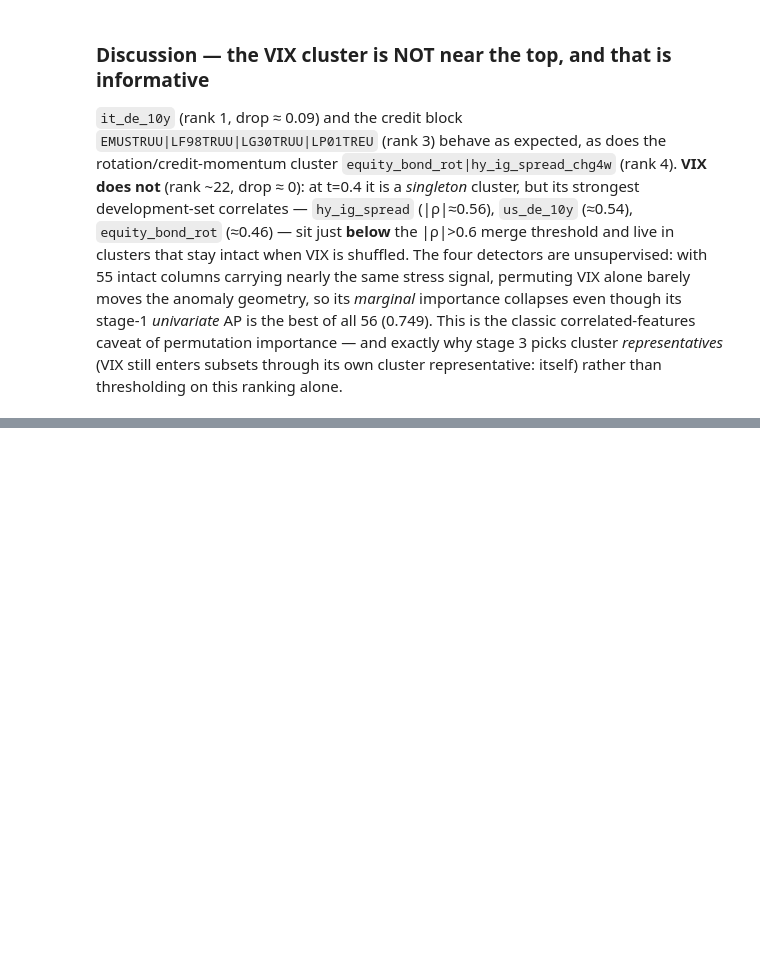
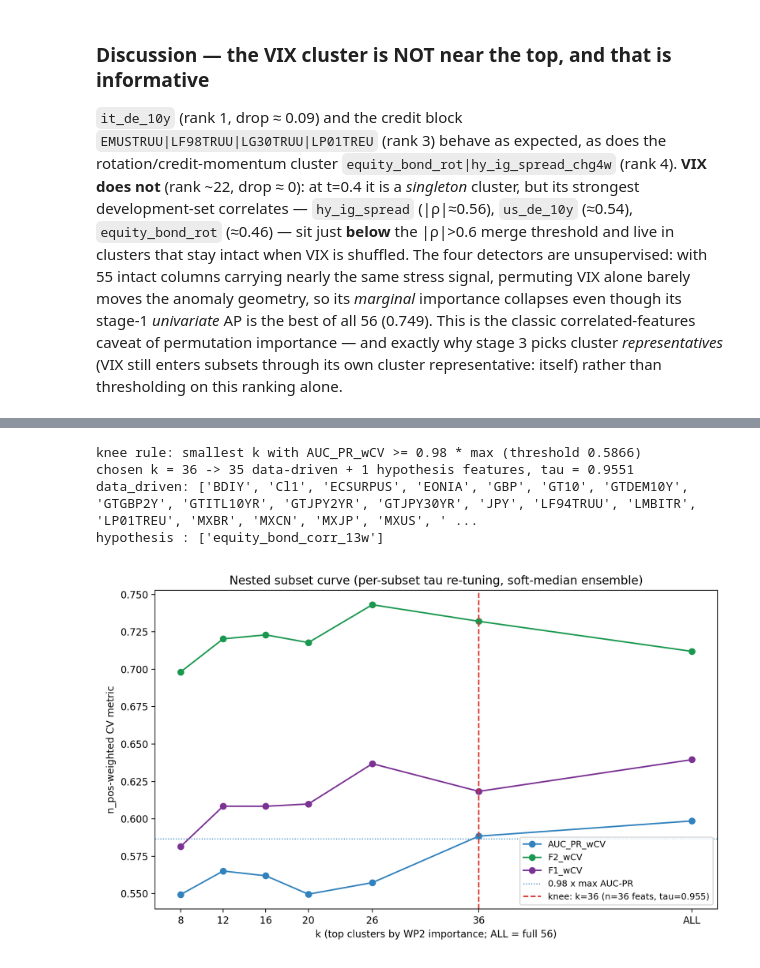
Before and after one commit to FrancescoImpenati/NewTechHackaton, a Jupyter notebook: notebooks/11_feature_selection.ipynb, the cells around one changed output, grey strips where cells are left out. Saved outputs shown, nothing was run; the diff lists cells and outputs as text; code cells hidden in the pictures; blank space fills up the shorter version.

```diff
--- a/notebooks/11_feature_selection.ipynb
+++ b/notebooks/11_feature_selection.ipynb
@@ -125,0 +144,15 @@ cluster representative: itself) rather than thresholding on this ranking alone.
+# %%
+from src.feature_selection import (HARD_TO_EXTEND, HYPOTHESIS_KEPT, KNEE_FRACTION,
+                                   cluster_representatives, subset_curve,
+                                   freeze_selected_features, evaluate_frozen_on_holdout,
+                                   plot_subset_curve)
+reps = cluster_representatives(clusters)   # -> outputs/tables/cluster_representatives.csv
+tie_breaks = reps[reps['representative'] != reps['top_member']]
+kept_hard = reps[(reps['representative'] == reps['top_member'])
+                 & reps['top_member'].isin(HARD_TO_EXTEND)]
+print(f'{len(reps)} representatives | tie-break applied: {len(tie_breaks)} | '
+      f'hard-to-extend kept as-is: {len(kept_hard)}')
+print('\nHYPOTHESIS_KEPT:', HYPOTHESIS_KEPT)
+cols = ['cluster_id', 'representative', 'AP_best_w', 'top_member', 'top_AP_best_w', 'reason']
+display(tie_breaks[cols] if len(tie_breaks) else 'no tie-breaks triggered')
+display(kept_hard[cols] if len(kept_hard) else 'no hard-to-extend tops kept')
@@ -125,0 +172,5 @@ cluster representative: itself) rather than thresholding on this ranking alone.
+# %%
+t0 = time.time()
+curve = subset_curve(importance=imp, representatives=reps)  # -> outputs/tables/subset_curve.csv
+print(f'total {time.time()-t0:.0f}s')
+curve[['k', 'n_features', 'AUC_PR_wCV', 'F2_wCV', 'F1_wCV', 'tau_k', 'hypothesis_kept']]
@@ -125,0 +194,16 @@ cluster representative: itself) rather than thresholding on this ranking alone.
+# %%
+selected = freeze_selected_features(curve)  # -> outputs/tables/selected_features.json (FROZEN)
+print('knee rule:', selected['knee_rule'])
+print(f"chosen k = {selected['k']} -> {len(selected['data_driven'])} data-driven + "
+      f"{len(selected['hypothesis'])} hypothesis features, tau = {selected['tau']:.4f}")
+print('data_driven:', selected['data_driven'])
+print('hypothesis :', selected['hypothesis'])
+fig_path = plot_subset_curve(curve, selected)  # -> outputs/figures/subset_curve.png
+from IPython.display import Image
+Image(filename=str(fig_path), width=850)
+# %% [output]
+knee rule: smallest k with AUC_PR_wCV >= 0.98 * max (threshold 0.5866)
+chosen k = 36 -> 35 data-driven + 1 hypothesis features, tau = 0.9551
+data_driven: ['BDIY', 'Cl1', 'ECSURPUS', 'EONIA', 'GBP', 'GT10', 'GTDEM10Y', 'GTGBP2Y', 'GTITL10YR', 'GTJPY2YR', 'GTJPY30YR', 'JPY', 'LF94TRUU', 'LMBITR', 'LP01TREU', 'MXBR', 'MXCN', 'MXJP', 'MXUS', ' ...
+hypothesis : ['equity_bond_corr_13w']
+[figure, added]
```
Also changed, not shown: parts of 10 cells of this notebook, 8 other files.
